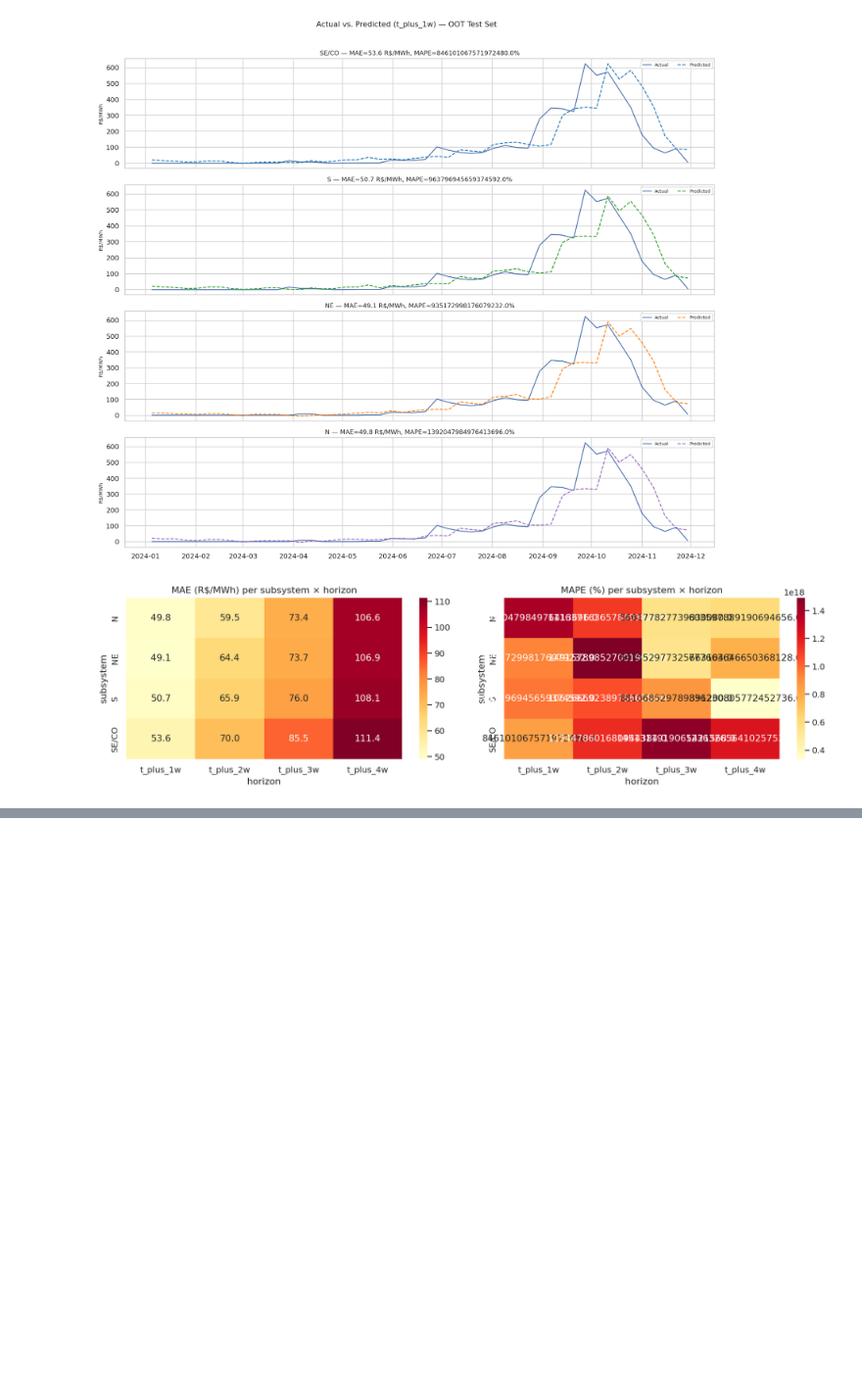
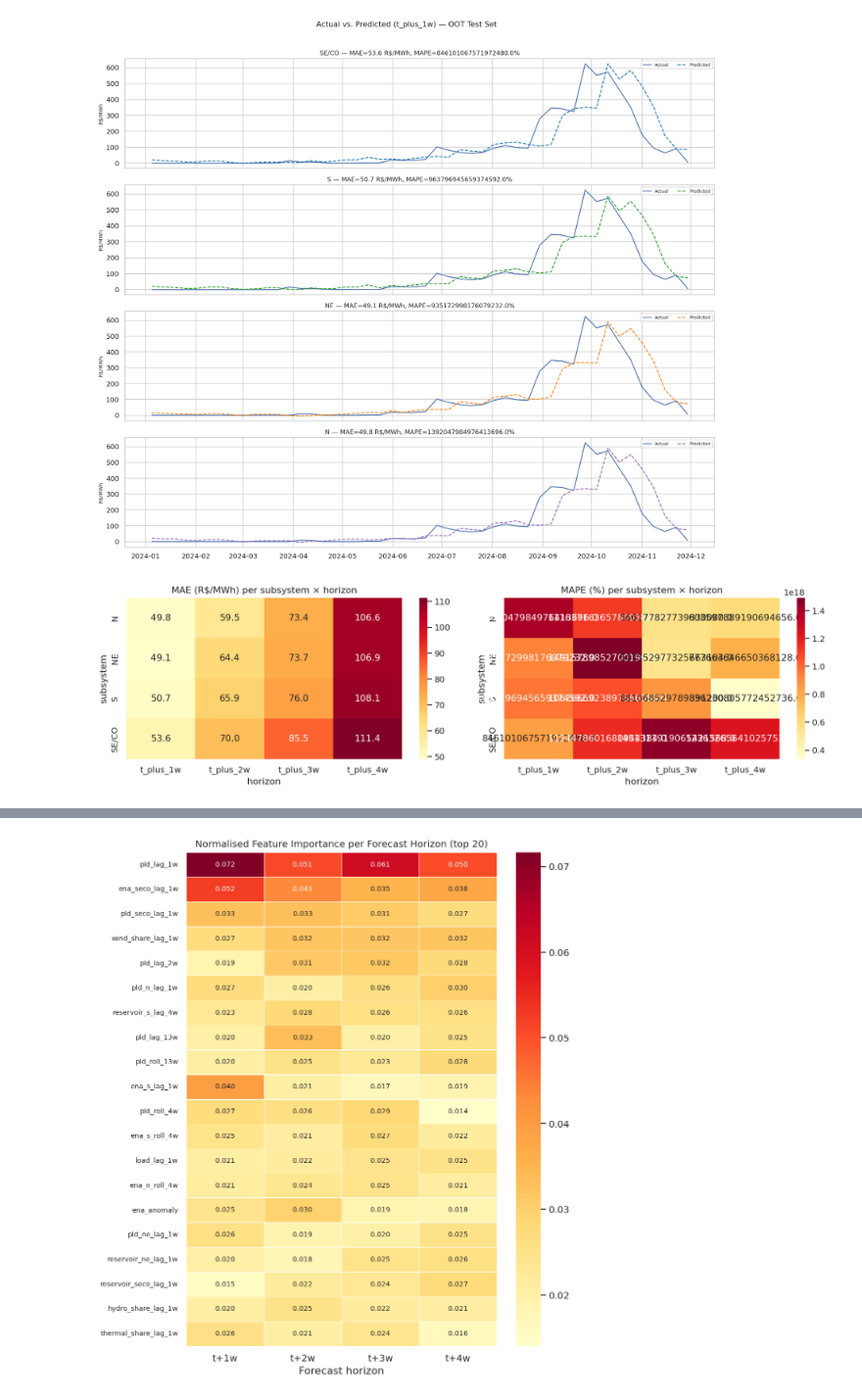
Before and after one commit to felipefl142/brazilian-energy-price-forecasting, a Jupyter notebook: notebooks/eda_04_model_diagnostics.ipynb, the cells around one changed output, grey strips where cells are left out. Shown at 98% size. Drawn from its saved outputs; the diff is of its cells as text; code cells hidden in the pictures; blank space fills up the shorter version.

```diff
--- a/notebooks/eda_04_model_diagnostics.ipynb
+++ b/notebooks/eda_04_model_diagnostics.ipynb
@@ -282,0 +335,17 @@ plt.show()
+# %%
+# ── Heatmap: top-20 features × 4 horizons ────────────────────────────────────
+top20_norm = importance_norm.loc[top20.index]
+
+fig, ax = plt.subplots(figsize=(8, 9))
+sns.heatmap(
+    top20_norm,
+    annot=True, fmt=".3f", annot_kws={"size": 8},
+    cmap="YlOrRd", linewidths=0.4, ax=ax
+)
+ax.set_title("Normalised Feature Importance per Forecast Horizon (top 20)", fontsize=11)
+ax.set_xlabel("Forecast horizon")
+ax.set_yticklabels(ax.get_yticklabels(), fontsize=8, rotation=0)
+plt.tight_layout()
+plt.show()
+# %% [output]
+[figure, added]
```
Also changed, not shown: parts of 3 cells of this notebook, 1 other file.
